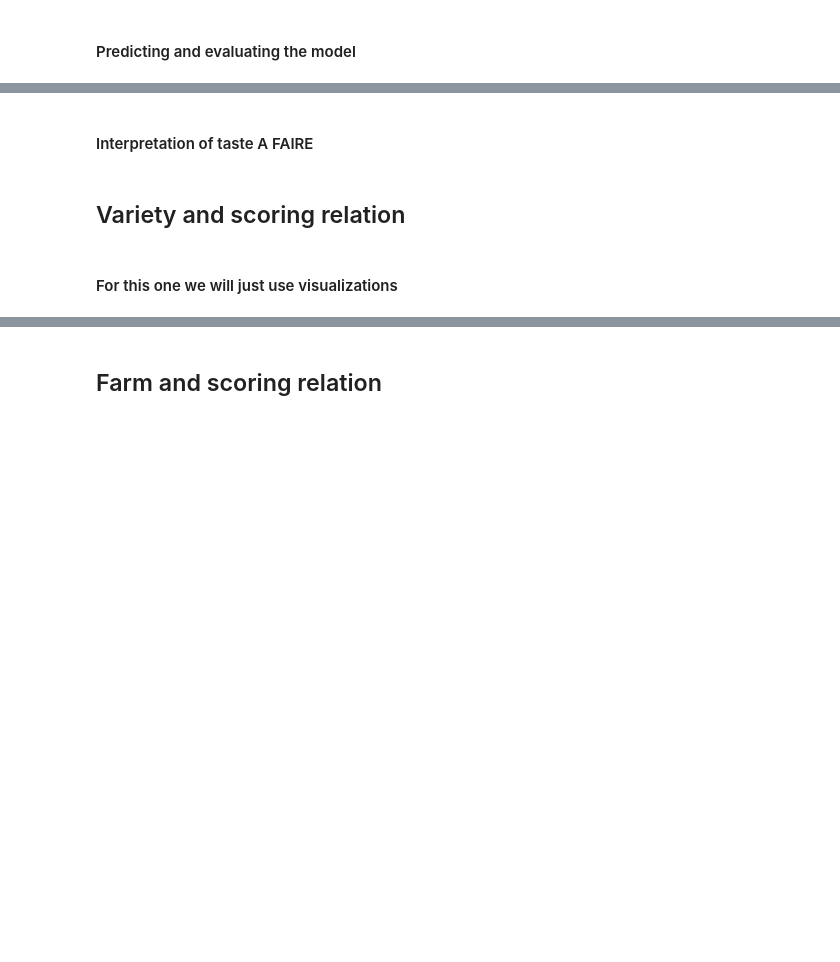
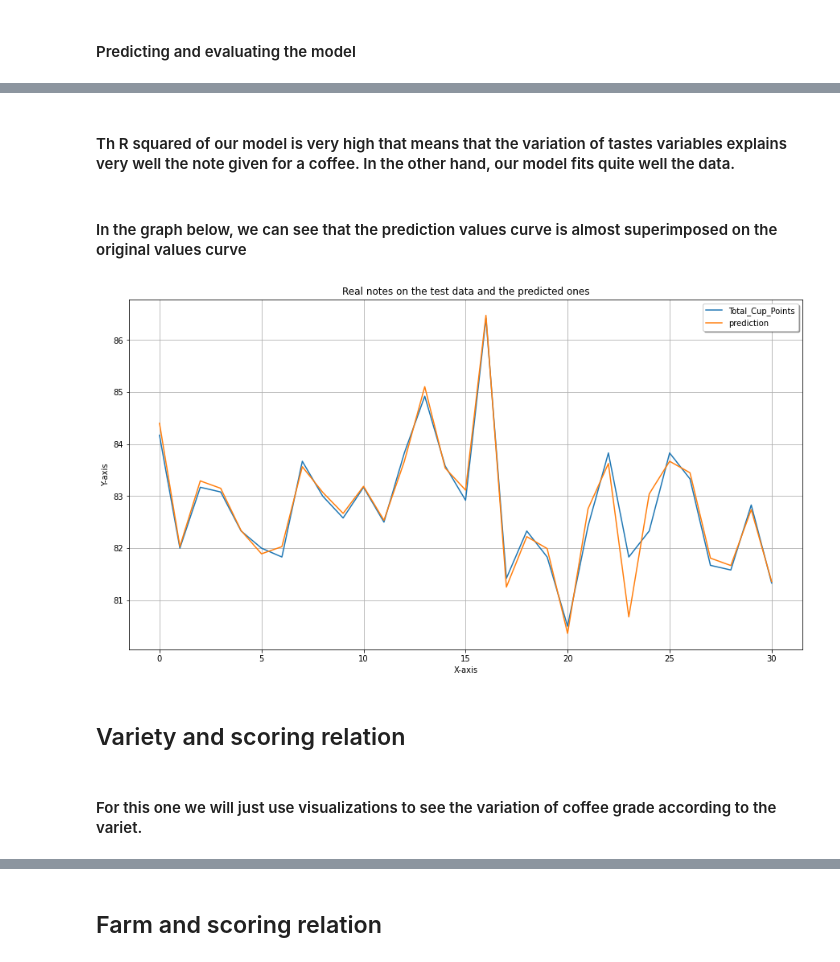
Before and after one commit to Thiziri-Hafir/Donnees_Massives, a Jupyter notebook: quarto.ipynb, the cells around one changed output, grey strips where cells are left out. Drawn from its saved outputs; the diff is of its cells as text; code cells hidden in the pictures; blank space fills up the shorter version.

Commit message:
Data analysis

```diff
--- a/quarto.ipynb
+++ b/quarto.ipynb
@@ -274,7 +326,7 @@ g.add_legend();
 # %%
 from pyspark.ml.feature import VectorAssembler
 vectorAssembler = VectorAssembler(inputCols = ["Aroma","Flavor","Aftertaste",\
-                   "Acidity","Body","Balance","Uniformity","Clean_Cup","Sweetness"], outputCol = 'features')
+                   "Acidity","Body", "Balance", "Clean_Cup", "Uniformity","Sweetness"], outputCol = 'features')
 vec_df_arabica = vectorAssembler.transform(df_arabica)
 # %% [markdown]
 #### Train test splitting
@@ -320,2 +384,0 @@ R Squared (R2) on test data = 0.974851
-# %% [markdown]
-#### Interpretation of taste A FAIRE
@@ -324,7 +385,27 @@ R Squared (R2) on test data = 0.974851
+# %% [markdown]
+#### Th R squared of our model is very high that means that the variation of tastes variables explains very well the note given for a coffee. In the other hand, our model fits quite well the data.
+# %% [markdown]
+#### In the graph below, we can see that the prediction values curve is almost superimposed on the original values curve
+# %%
+x_ax = range(0,lr_predictions.count())
+y_pred = lr_predictions.select("prediction").collect()
+y_orig = lr_predictions.select("Total_Cup_Points").collect()
+# %%
+plt.figure(figsize=(15,8))
+plt.plot(x_ax, y_orig, label="Total_Cup_Points")
+plt.plot(x_ax, y_pred, label="prediction")
+plt.title("Real notes on the test data and the predicted ones")
+plt.xlabel('X-axis')
+plt.ylabel('Y-axis')
+plt.legend(loc='best',fancybox=True, shadow=True)
+plt.grid(True)
+plt.show()
+# %% [output]
+[figure, added]
 # %% [markdown]
 ## Variety and scoring relation
 # %% [markdown]
-#### For this one we will just use visualizations
+#### For this one we will just use visualizations to see the variation of coffee grade according to the variet.
 # %%
 var = df_arabica.groupBy("Variety").mean("Total_Cup_Points")
 var.show()
```
Also changed, not shown: parts of 58 cells of this notebook.
